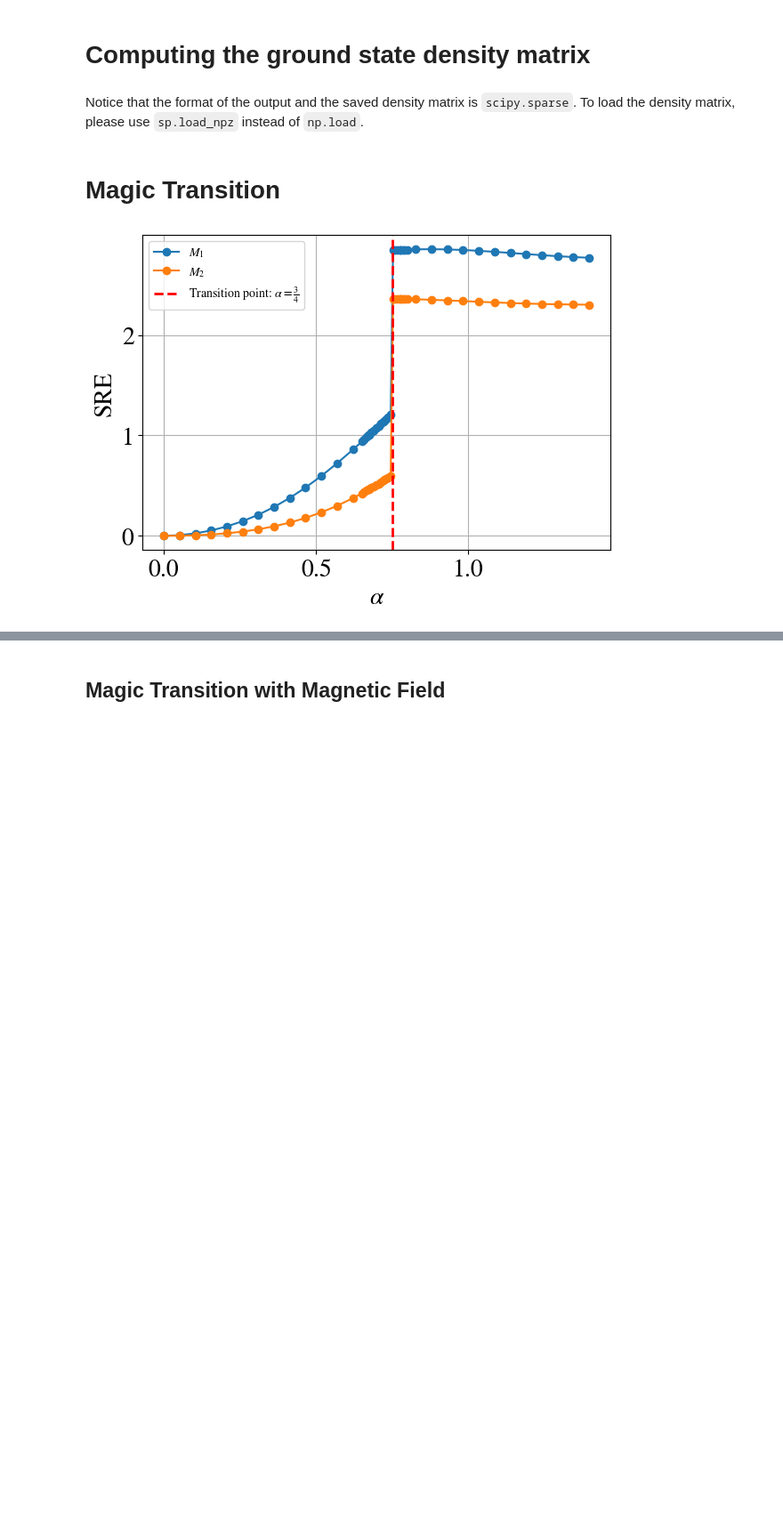
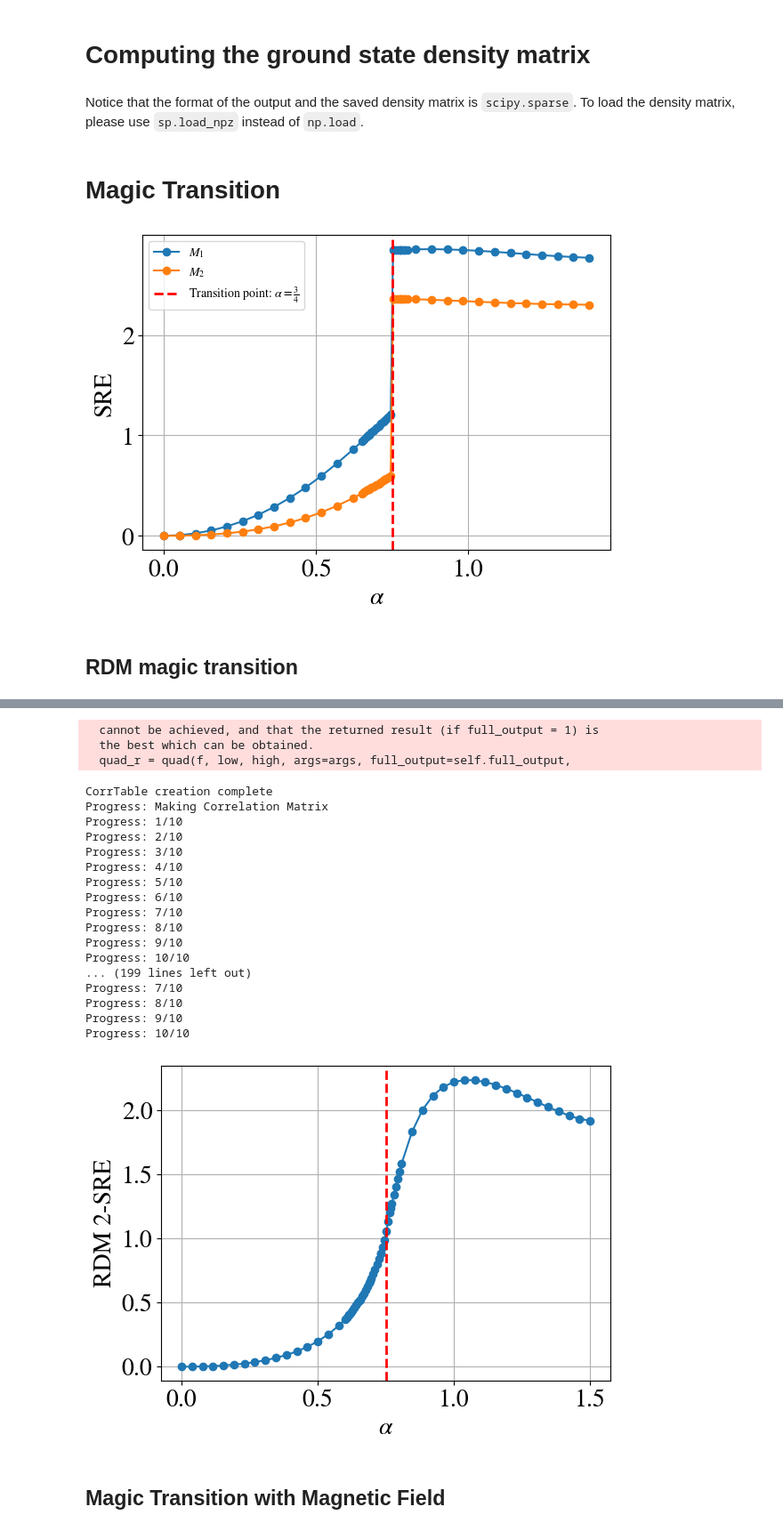
Before and after one commit to WangChenChih/Kitaev-magic, a Jupyter notebook: figures/SRE_figures/KitaevDM.ipynb, the cells around one changed output, grey strips where cells are left out. Shown at 89% size. Cells and saved outputs as stored; diff of their text form; code cells hidden in the pictures; blank space fills up the shorter version.

Commit message:
thermolimit figure

```diff
--- a/figures/SRE_figures/KitaevDM.ipynb
+++ b/figures/SRE_figures/KitaevDM.ipynb
@@ -377,7 +377,7 @@ for n in [1,2]:
         DM.Jx = DM.Jy = a/3
         DM.Jz = 1 - 2*a/3
 
-        entropy_data[index] += DM.stab_renyi_entropy(alpha=n, update=False)
+        entropy_data[index] = DM.stab_renyi_entropy(alpha=n, update=False)
         index += 1
 
     plt.plot(a_range[:-2], entropy_data[:-2], '-o', label= r'$M_{{{}}}$'.format(n))
@@ -399,3 +399,55 @@ os.makedirs('figures/stab-renyi-entropy', exist_ok=True)
 plt.savefig('figures/stab-renyi-entropy/w_%d_h_%d.pdf' % (DM.width, DM.height), dpi=300)
 # %% [output]
 [figure]
+# %% [markdown]
+## RDM magic transition
+# %%
+import numpy as np
+import matplotlib
+import matplotlib.pyplot as plt
+from SpinModelDM import SpinSystem
+import os
+
+matplotlib.rcParams['mathtext.fontset'] = 'stix'
+matplotlib.rcParams['font.family'] = 'STIXGeneral'
+plt.rcParams.update({'font.size': 20})
+
+width = 4
+height = 4
+DM = SpinSystem(width=width, height=height,
+                thermo_limit=True) # create a module
+
+a_range = np.linspace(0, 3/2, 40, endpoint=True)
+a_range = np.concatenate((a_range,
+                          np.linspace(0.6, 0.8, 30, endpoint=True)))
+a_range.sort()
+
+### exact
+entropy_data = np.zeros_like(a_range)
+index = 0
+for a in a_range:
+    DM.Jx = DM.Jy = a/3
+    DM.Jz = 1 - 2*a/3
+    DM.calculate_CorrTable()
+
+    entropy_data[index] = DM.RDM_2_stab_renyi_entropy(update=True)
+    index += 1
+
+# plt.plot(a_range[:-5], entropy_data[:-5], '-o')
+plt.plot(a_range, entropy_data, '-o')
+
+
+plt.axvline(x=3/4,          # dashed line, indicating the theoretical value
+            color='red',
+            linestyle='--',
+            linewidth=2,
+            label=r"Transition point: $\alpha = \frac{3}{4}$")
+plt.xlabel(r'$\alpha$')
+plt.ylabel('RDM 2-SRE')
+# plt.text(0, 1, r'Lattice size: $%d \times %d$' % (DM.width, DM.height) , fontsize=20)  # + '%d'%DM.width + r'$\times$' + '%d'%DM.height
+plt.tight_layout()
+plt.grid()
+
+os.makedirs('figures/stab-renyi-entropy', exist_ok=True)
+plt.savefig('figures/stab-renyi-entropy/w_%d_h_%d_thermolimit.pdf' % (DM.width, DM.height), dpi=300)
+# %% [output]
@@ -402,3 +471,24 @@ plt.savefig('figures/stab-renyi-entropy/w_%d_h_%d.pdf' % (DM.width, DM.height),
+  cannot be achieved, and that the returned result (if full_output = 1) is
+  the best which can be obtained.
+  quad_r = quad(f, low, high, args=args, full_output=self.full_output,
+CorrTable creation complete
+Progress: Making Correlation Matrix
+Progress: 1/10
+Progress: 2/10
+Progress: 3/10
+Progress: 4/10
+Progress: 5/10
+Progress: 6/10
+Progress: 7/10
+Progress: 8/10
+Progress: 9/10
+Progress: 10/10
+... (199 lines left out)
+Progress: 7/10
+Progress: 8/10
+Progress: 9/10
+Progress: 10/10
+[figure, added]
 # %% [markdown]
 ## Magic Transition with Magnetic Field
 # %%
```
Also changed, not shown: parts of 1 cell of this notebook, 3 other files.
